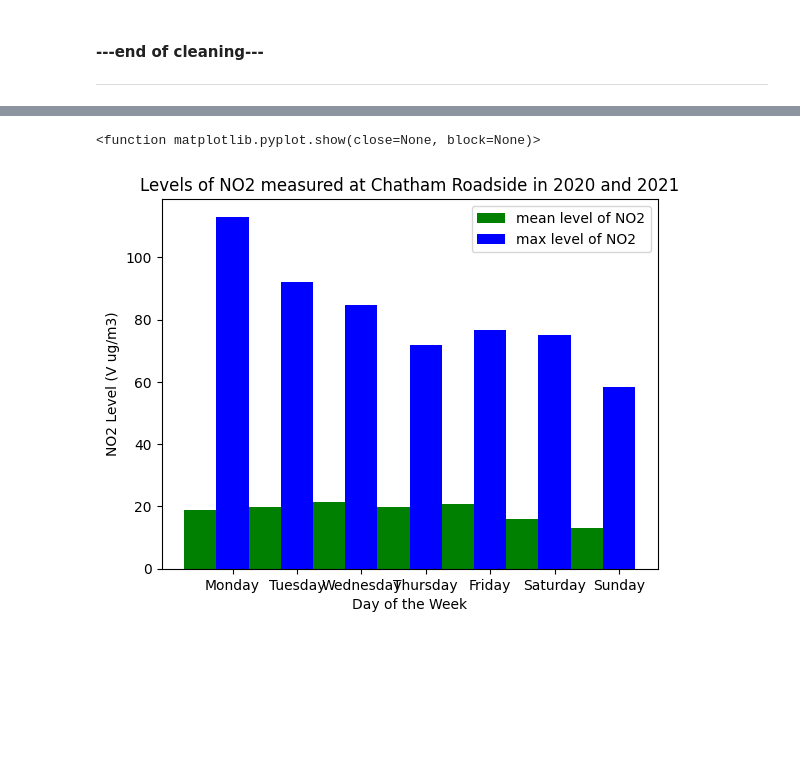
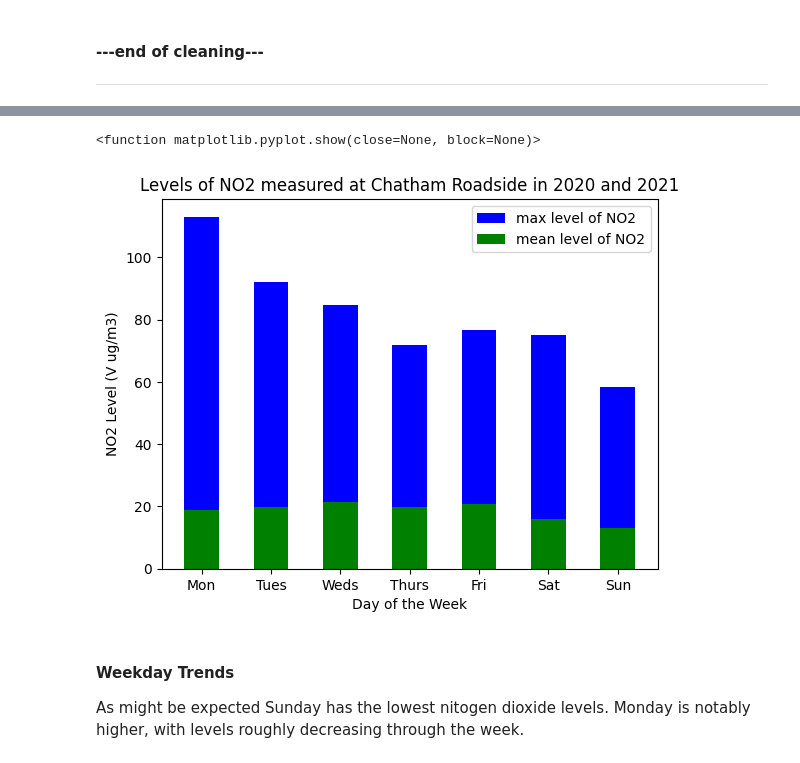
Before and after one commit to deliabel/CodeDivisionWorksheets, a Jupyter notebook: Air_Quality_Project.ipynb, the cells around one changed output, grey strips where cells are left out. Drawn from its saved outputs; the diff is of its cells as text; code cells hidden in the pictures; blank space fills up the shorter version.

```diff
--- a/Air_Quality_Project.ipynb
+++ b/Air_Quality_Project.ipynb
@@ -373,2 +402,7 @@ measured_21df['Weekdays'].unique()
 # %% [output]
 array([4, 5, 6, 0, 1, 2, 3])
+# %%
+# additional: Creates a new 'Week' column to label weeks in the year
+measured_21df.insert(2, 'Week', measured_21df['Date'].dt.isocalendar().week)
+print(measured_21df.head(3))
+measured_21df['Week'].unique()
@@ -429,4 +588,5 @@ measuredNO2_df[["NO2 Level (V ug/m3)"]].describe() # negative value?
 # %%
-# groups the data by Weekdays and shows summary statistics by day of the week
-measuredNO2_df.groupby('Weekdays')['NO2 Level (V ug/m3)'].describe()
+# Finds mean nitrogen dioxide level by day of the week
+meanNO2_days = measuredNO2_df.groupby('Weekday')['NO2 Level (V ug/m3)'].mean()
+meanNO2_days
 # %% [output]
@@ -442,5 +602,5 @@ measuredNO2_df.groupby('Weekdays')['NO2 Level (V ug/m3)'].describe()
 # %%
-# Finds mean nitrogen dioxide level by day of the week
-meanNO2_days = measuredNO2_df.groupby('Weekdays')['NO2 Level (V ug/m3)'].mean()
-meanNO2_days
+# Finds maximum nitrogen dioxide level by day of the week
+maxNO2_days = measuredNO2_df.groupby('Weekday')['NO2 Level (V ug/m3)'].max()
+maxNO2_days
 # %% [output]
@@ -455,5 +615 @@ Weekdays
 Name: NO2 Level (V ug/m3), dtype: float64
-# %%
-# Finds maximum nitrogen dioxide level by day of the week
-maxNO2_days = measuredNO2_df.groupby('Weekdays')['NO2 Level (V ug/m3)'].max()
-maxNO2_days
@@ -470,27 +616,32 @@ Name: NO2 Level (V ug/m3), dtype: float64
 # %%
 # additional: plots mean and max on a bar chart, to see if there might be a pattern over the week
 
-marks = maxNO2_days.keys() # this will do for now, I need to convert to actual day names
-labels = ['Monday', 'Tuesday', 'Wednesday', 'Thursday', 'Friday', 'Saturday', 'Sunday']
+marks = maxNO2_days.keys()
+labels = ['Mon', 'Tues', 'Weds', 'Thurs', 'Fri', 'Sat', 'Sun']
 #labels
 #plt.bar(labels, maxNO2_days) #plt.bar(x axis, y axis)
 #plt.show()
 
 width = 0.5
 fig, ax = plt.subplots()
 
+ax.bar(marks, maxNO2_days, width, color='blue', label='max level of NO2')
 ax.bar(marks, meanNO2_days, width, color = 'green', label='mean level of NO2')
-ax.bar(marks + width, maxNO2_days, width, color='blue', label='max level of NO2')
 
-ax.set(xticks = marks + width, xticklabels = labels,) #xlim=[2*width - 1, len(ind)]) # I found someone's code to do this, I understand most of it, but have not worked out spacing
+
+ax.set(xticks = marks, xticklabels = labels)
 
 plt.title('Levels of NO2 measured at Chatham Roadside in 2020 and 2021')
 plt.xlabel('Day of the Week')
 plt.ylabel('NO2 Level (V ug/m3)')
 ax.legend(loc='upper right')
 
 plt.show
 # %% [output]
 <function matplotlib.pyplot.show(close=None, block=None)>
-[figure, old version]
+[figure, new version]
+# %% [markdown]
+#### Weekday Trends
+
+As might be expected Sunday has the lowest nitogen dioxide levels. Monday is notably higher, with levels roughly decreasing through the week.
 # %% [markdown]
```
Also changed, not shown: parts of 48 cells of this notebook.
